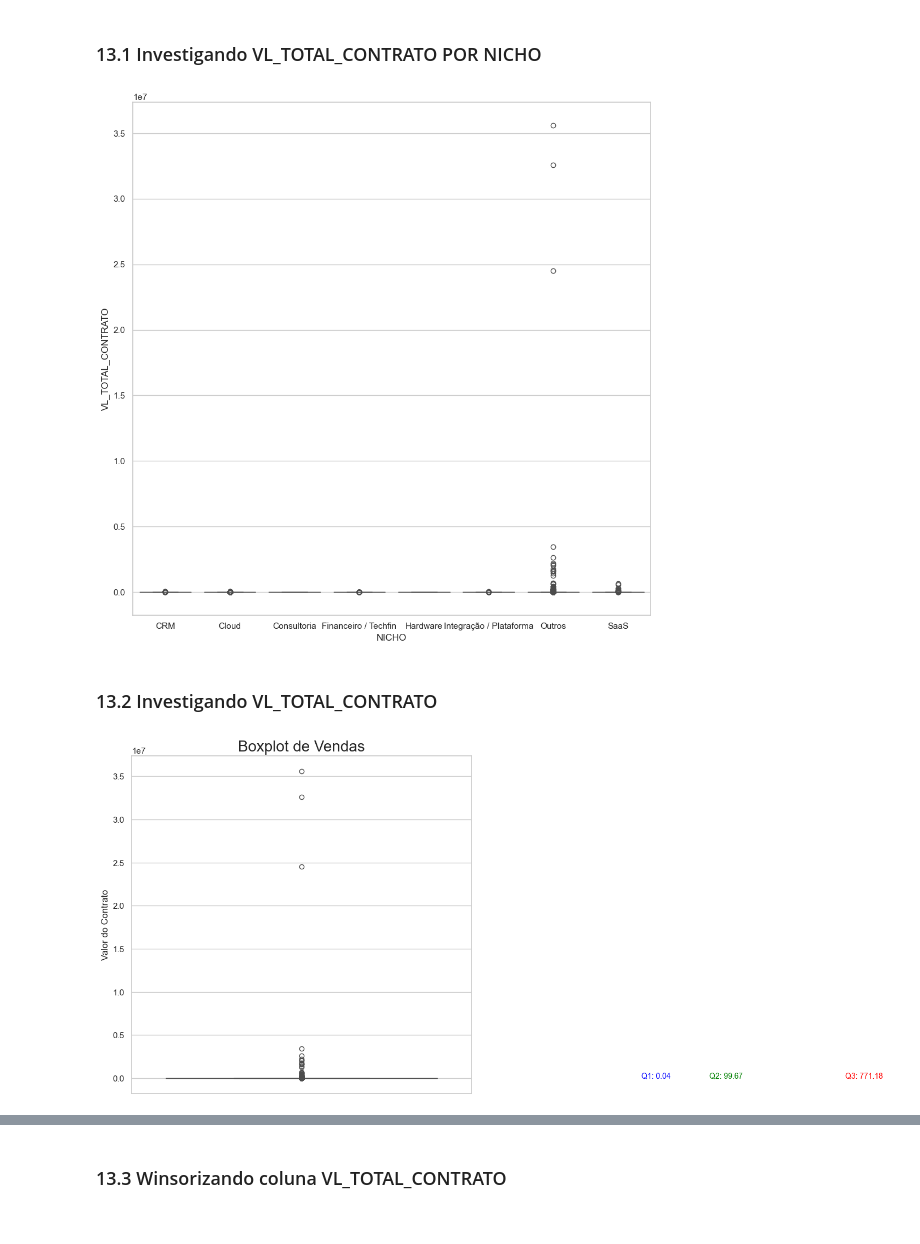
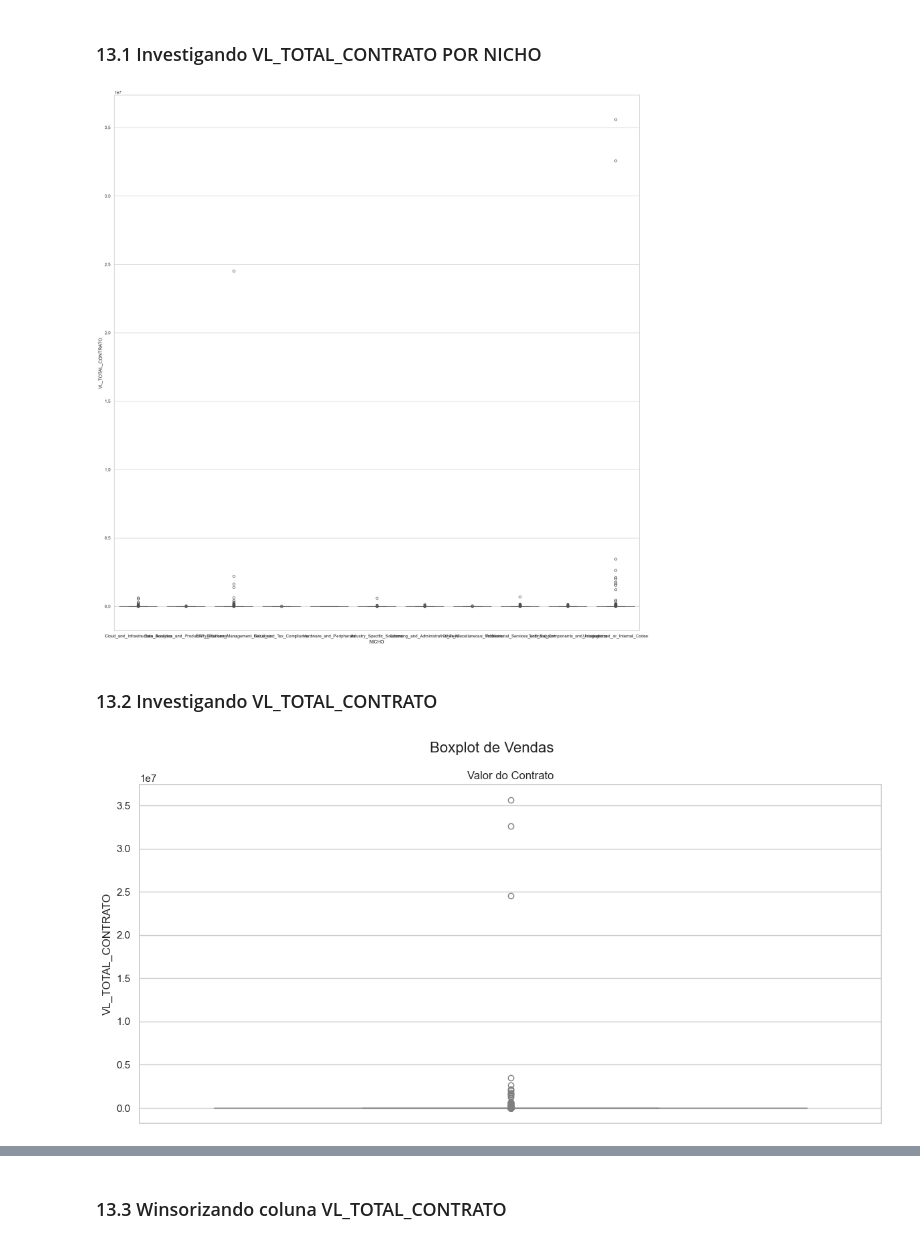
Before and after one commit to bonett1/E-Commerce-Analysis, a Jupyter notebook: totvs_notebook.ipynb, the cells around one changed output, grey strips where cells are left out. Saved outputs shown, nothing was run; the diff lists cells and outputs as text; code cells hidden in the pictures.

Commit message:
Ajustando Nichos

```diff
--- a/totvs_notebook.ipynb
+++ b/totvs_notebook.ipynb
@@ -103,7 +385,7 @@ for item in itens:
 # 6. Criação do DataFrame de Nichos
 # %%
 dados_nichos = []
-for nicho, lista in agrupados.items():
+for nicho, lista in categorized_items.items():
     for segmento in lista:
         dados_nichos.append((segmento, nicho))  # Cria tuplas (produto, nicho)
 
@@ -250,7 +527,7 @@ df_clientes_varejo_att = df_clientes_varejo_att.drop_duplicates(keep=False)  # R
 #carregar variaveis para plot
 variaveis_numericas = df_clientes_varejo_att[['VL_TOTAL_CONTRATO','NICHO']]  # Lista de variáveis numéricas para plotagem
 
-plt.rcParams["figure.figsize"] = [10.00, 10.00] # Parâmetro de tamanho da figura
+plt.rcParams["figure.figsize"] = [20.00, 20.00] # Parâmetro de tamanho da figura
 plt.rcParams["figure.autolayout"] = True # Parâmetro de layout da figura
 
 plt.rcParams['font.size'] = 10 # Parâmetro de tamanho da fonte
@@ -260,38 +537,40 @@ sns.boxplot(data = variaveis_numericas, x='NICHO', y='VL_TOTAL_CONTRATO')  # Box
 
 plt.show() # Exibir boxplot
 # %% [output]
-[figure, old version]
+[figure, new version]
 # %% [markdown]
 ### 13.2 Investigando VL_TOTAL_CONTRATO
 # %%
 # Dados
 valores = df_clientes_varejo_att["VL_TOTAL_CONTRATO"]
 
 # Cálculo dos quartis e IQR
 q1 = valores.quantile(0.25)
 q2 = valores.quantile(0.50)
 q3 = valores.quantile(0.75)
 iqr = q3 - q1
 
 lim_inferior = q1 - 1.5 * iqr
 lim_superior = q3 + 1.5 * iqr
 
-# Plot
-plt.figure(figsize=(8, 8))
-sns.boxplot(data=df_clientes_varejo_att, y="VL_TOTAL_CONTRATO", orient='v')
+# Definindo o estilo do gráfico
+sns.set(style="whitegrid")
+plt.figure(figsize=(12, 6))
 
-# Anotações dos quartis
-plt.text(1, q1, f"Q1: {q1:.2f}", color="blue")
-plt.text(1.2, q2, f"Q2: {q2:.2f}", color="green")
-plt.text(1.6, q3, f"Q3: {q3:.2f}", color="red")
+# Plotando
+sns.boxplot(
+    y=df_clientes_varejo_att['VL_TOTAL_CONTRATO'],
+    color='lightgray'
+)
 
-# Titulo e rótulos
-plt.title("Boxplot de Vendas")
-plt.ylabel("Valor do Contrato")
-plt.grid(True, axis='y')
+# Parâmetros boxplot Antes da Remoção
+plt.title('Valor do Contrato')
 
+# Definindo o título geral
+plt.suptitle('Boxplot de Vendas', fontsize=16)
 
-# Exibe o gráfico
+# Exibindo o gráfico
+plt.tight_layout()
 plt.show()
 # %% [output]
-[figure, old version]
+[figure, new version]
```
Also changed, not shown: parts of 14 cells of this notebook.
